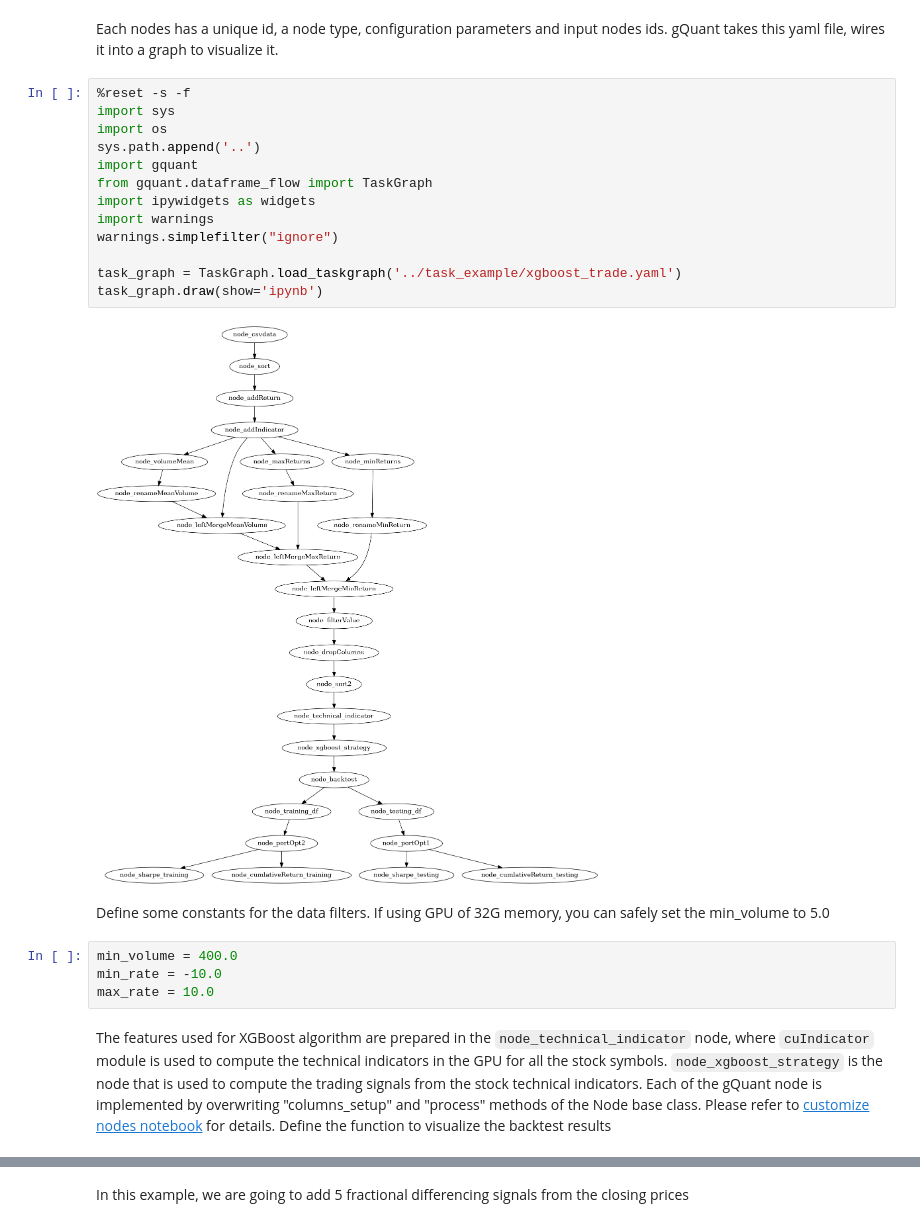
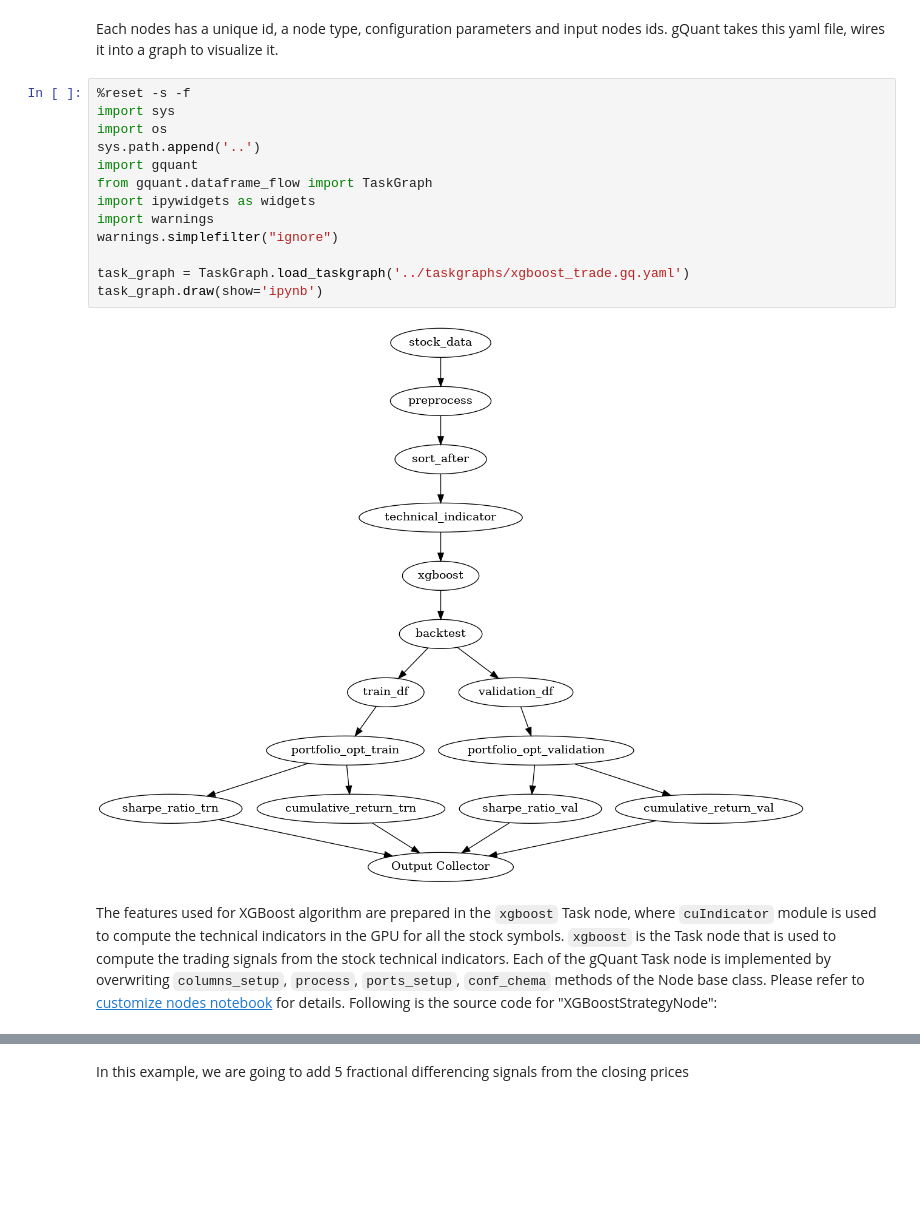
Before and after one commit to NVIDIA/fsi-samples, a Jupyter notebook: notebooks/07_fractional_differencing.ipynb, the cells around one changed output, grey strips where cells are left out. Cells and saved outputs as stored; diff of their text form; blank space fills up the shorter version.

Commit message:
finsh the frac diff notebook

```diff
--- a/notebooks/07_fractional_differencing.ipynb
+++ b/notebooks/07_fractional_differencing.ipynb
@@ -342,26 +338,20 @@ Each nodes has a unique id, a node type, configuration parameters and input node
 # %%
 %reset -s -f
 import sys
 import os
 sys.path.append('..')
 import gquant
 from gquant.dataframe_flow import TaskGraph
 import ipywidgets as widgets
 import warnings
 warnings.simplefilter("ignore")
 
-task_graph = TaskGraph.load_taskgraph('../task_example/xgboost_trade.yaml')
+task_graph = TaskGraph.load_taskgraph('../taskgraphs/xgboost_trade.gq.yaml')
 task_graph.draw(show='ipynb')
 # %% [output]
-[figure, old version]
+[figure, new version]
-# %% [markdown]
-Define some constants for the data filters. If using GPU of 32G memory, you can safely set the min_volume to 5.0
-# %%
-min_volume = 400.0
-min_rate = -10.0
-max_rate = 10.0
 # %% [markdown]
-The features used for XGBoost algorithm are prepared in the `node_technical_indicator` node, where `cuIndicator` module is used to compute the technical indicators in the GPU for all the stock symbols. `node_xgboost_strategy` is the node that is used to compute the trading signals from the stock technical indicators. Each of the gQuant node is implemented by overwriting "columns_setup" and "process" methods of the Node base class. Please refer to [customize nodes notebook](https://github.com/rapidsai/gQuant/blob/master/notebooks/05_customize_nodes.ipynb) for details. Define the function to visualize the backtest results
+The features used for XGBoost algorithm are prepared in the `xgboost` Task node, where `cuIndicator` module is used to compute the technical indicators in the GPU for all the stock symbols. `xgboost` is the Task node that is used to compute the trading signals from the stock technical indicators. Each of the gQuant Task node is implemented by overwriting `columns_setup`, `process`, `ports_setup`, `conf_chema` methods of the Node base class. Please refer to [customize nodes notebook](https://github.com/rapidsai/gQuant/blob/master/notebooks/05_customize_nodes.ipynb) for details. Following is the source code for "XGBoostStrategyNode":
 # %%
 # define the function to format the plots
 def plot_figures(o):
```
Also changed, not shown: parts of 10 cells of this notebook, 1 other file.
